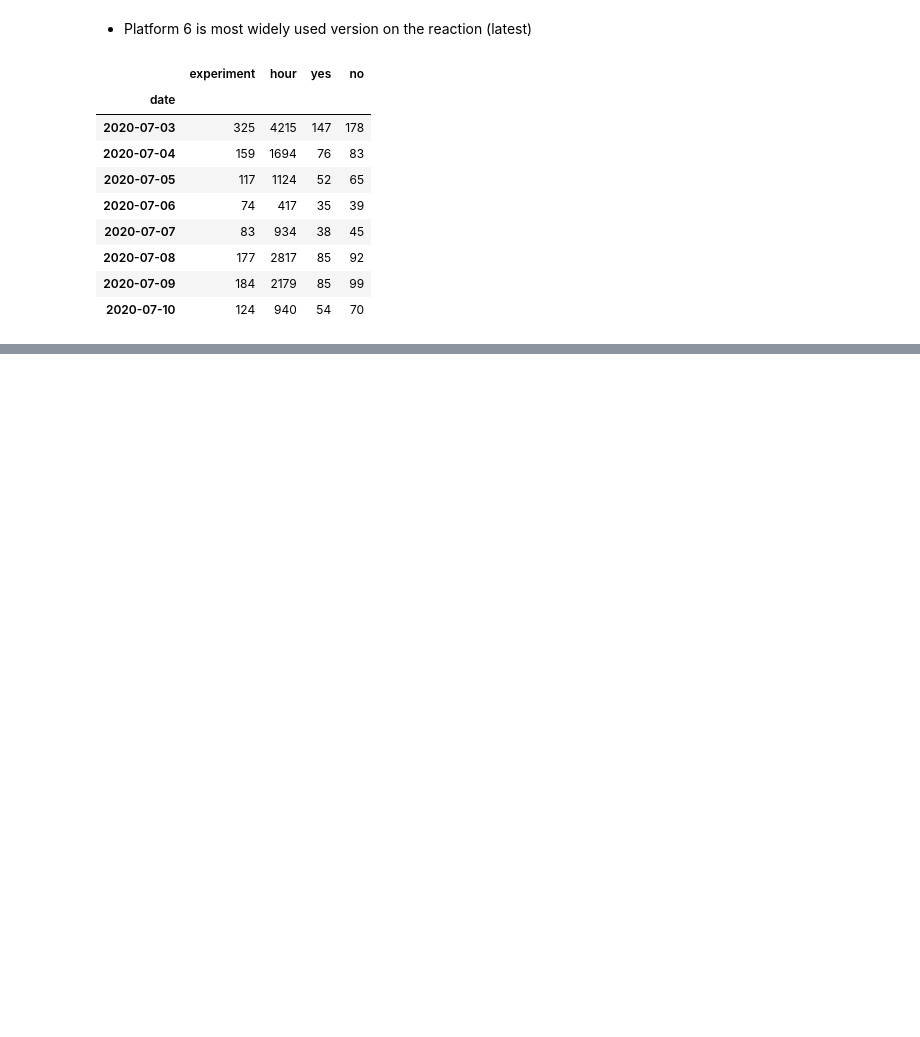
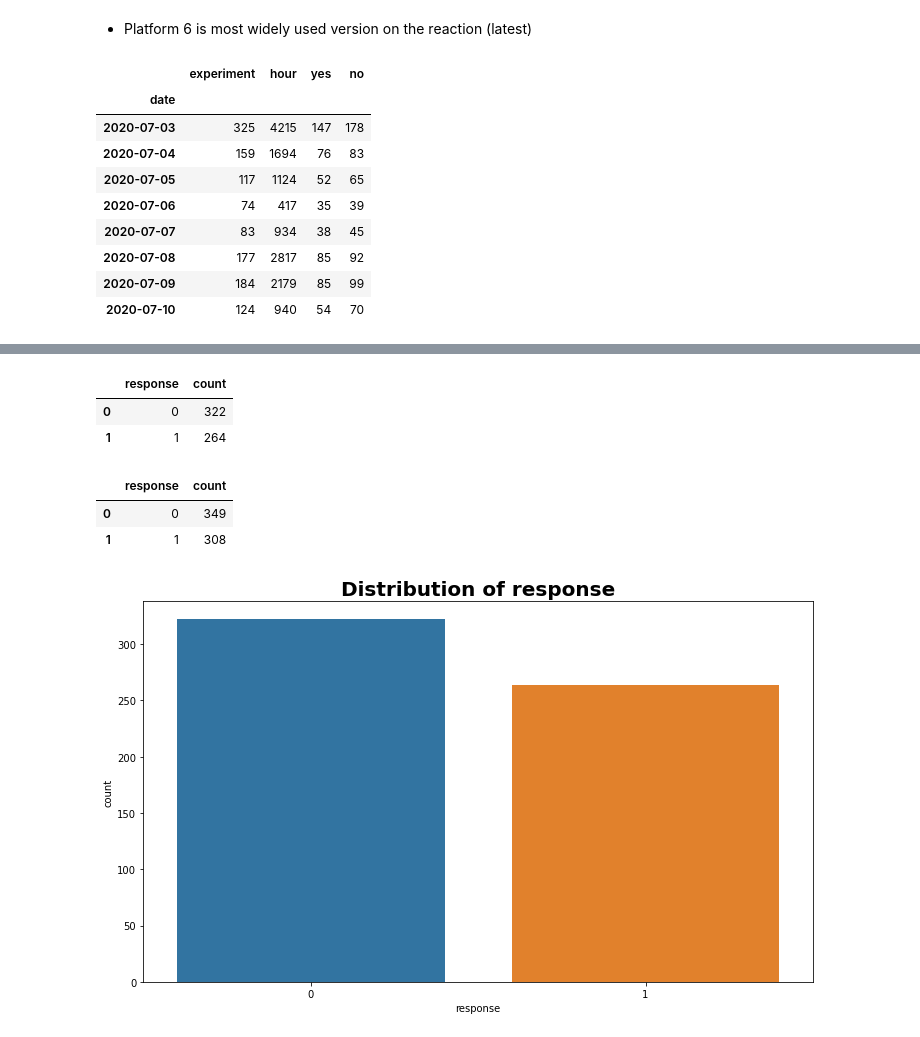
Before and after one commit to toussyn/abtest-mlops, a Jupyter notebook: notebooks/exploratory_data_analysis.ipynb, the cells around one changed output, grey strips where cells are left out. Saved outputs shown, nothing was run; the diff lists cells and outputs as text; code cells hidden in the pictures; blank space fills up the shorter version.

```diff
--- a/notebooks/exploratory_data_analysis.ipynb
+++ b/notebooks/exploratory_data_analysis.ipynb
@@ -335,0 +357,9 @@ date_group_df
+# %%
+# removing yes and no columns and replace it with response
+# yes = 1 and No = 0
+df1 = control_df[control_df['yes'] == 1].drop(['yes','no'], axis = 1)
+df1['response'] = 1
+df2 = control_df[control_df['no'] == 1].drop(['yes','no'], axis = 1)
+df2['response'] = 0
+control_plot_df = df1.append(df2).reset_index(drop=True)
+control_plot_df.head(5)
@@ -335,0 +389,25 @@ date_group_df
+# %%
+# group by responses and there count for control data
+control_yes_data = control_plot_df.groupby(['response']).agg({'response': ['count']})
+control_yes_data.columns = ['count']
+control_yes_data = control_yes_data.reset_index()
+control_yes_data
+# %% [output]
+|  | response | count |
+| 0 | 0 | 322 |
+| 1 | 1 | 264 |
+# %%
+# group by responses and there count for exposed data
+exposed_yes_data = exposed_plot_df.groupby(['response']).agg({'response': ['count']})
+exposed_yes_data.columns = ['count']
+exposed_yes_data = exposed_yes_data.reset_index()
+exposed_yes_data
+# %% [output]
+|  | response | count |
+| 0 | 0 | 349 |
+| 1 | 1 | 308 |
+# %%
+# yes and no response for control group
+visualization.plot_count(control_plot_df, 'response')
+# %% [output]
+[figure, added]
```
Also changed, not shown: parts of 6 cells of this notebook.
